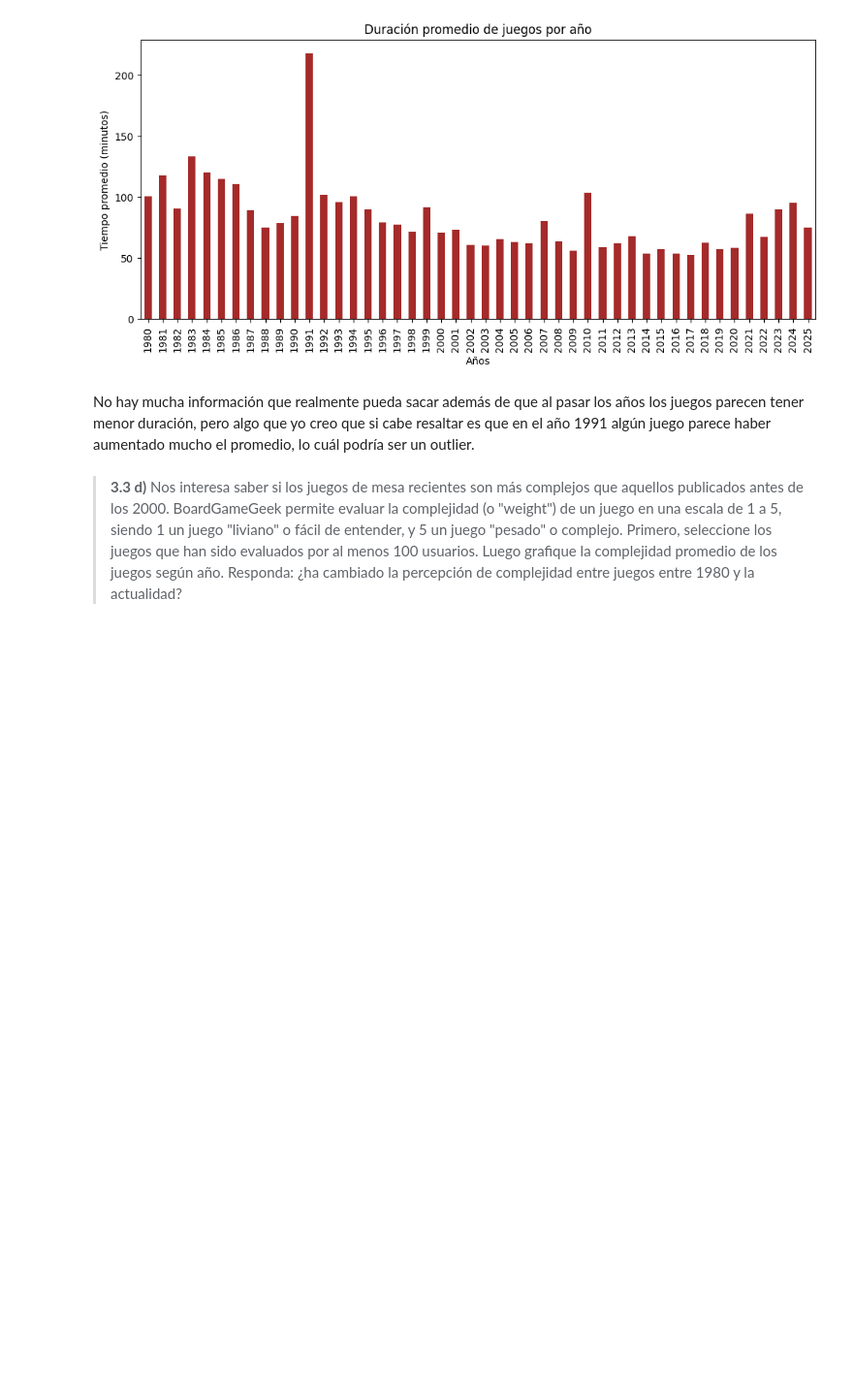
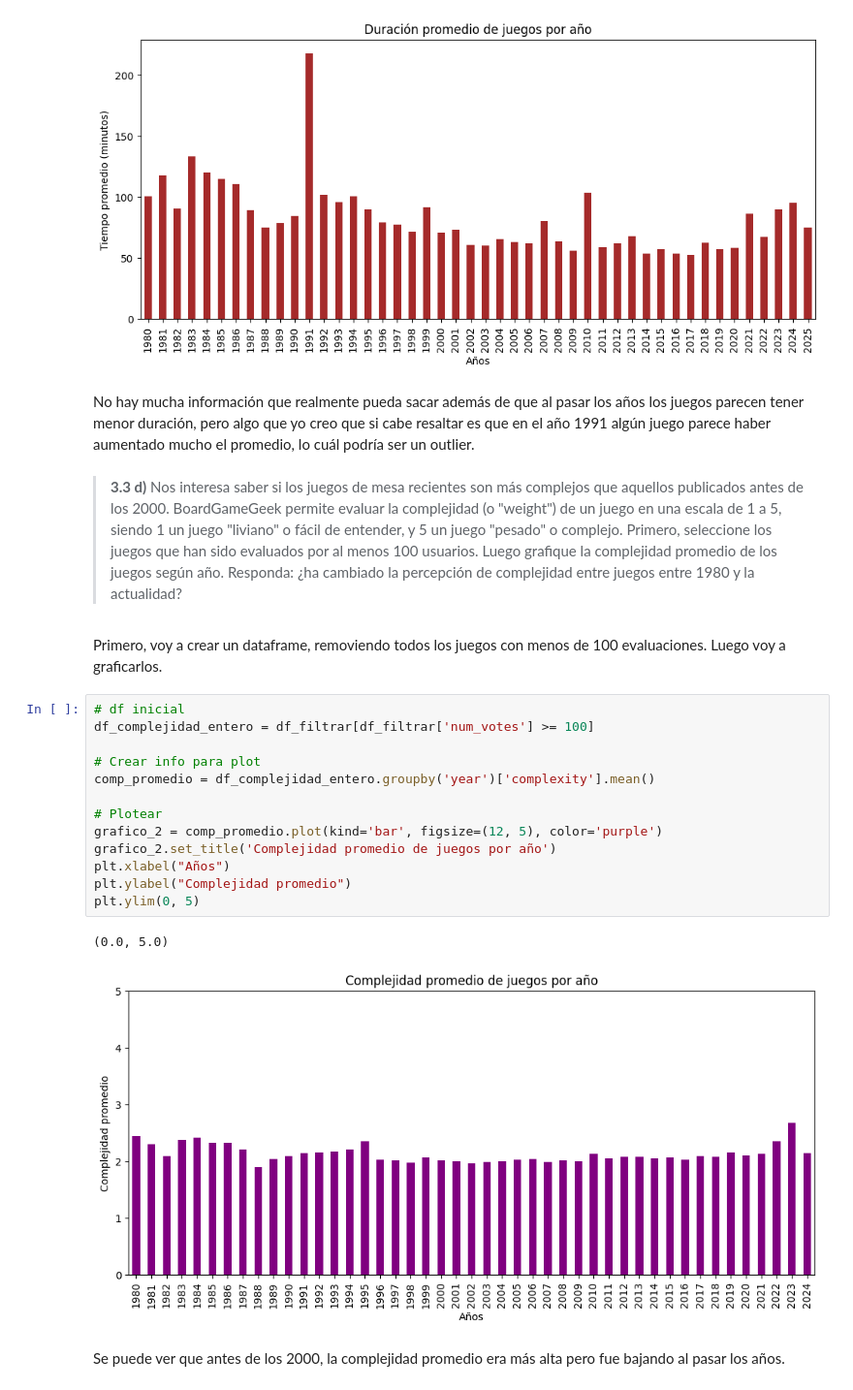
Before and after one commit to FlyingTank233/IMT2200-BENJAMIN-URRA, a Jupyter notebook: Tareas/T1/notebook_T1.ipynb, the cells around one changed output. Shown at 97% size. Drawn from its saved outputs; the diff is of its cells as text; blank space fills up the shorter version.

```diff
--- a/Tareas/T1/notebook_T1.ipynb
+++ b/Tareas/T1/notebook_T1.ipynb
@@ -300,3 +300,23 @@ Text(0, 0.5, 'Tiempo promedio (minutos)')
 No hay mucha información que realmente pueda sacar además de que al pasar los años los juegos parecen tener menor duración, pero algo que yo creo que si cabe resaltar es que en el año 1991 algún juego parece haber aumentado mucho el promedio, lo cuál podría ser un outlier.
 # %% [markdown]
 > **3.3 d)** Nos interesa saber si los juegos de mesa recientes son más complejos que aquellos publicados antes de los 2000. BoardGameGeek permite evaluar la complejidad (o "weight") de un juego en una escala de 1 a 5, siendo 1 un juego "liviano" o fácil de entender, y 5 un juego "pesado" o complejo. Primero, seleccione los juegos que han sido evaluados por al menos 100 usuarios. Luego grafique la complejidad promedio de los juegos según año. Responda: ¿ha cambiado la percepción de complejidad entre juegos entre 1980 y la actualidad?
+# %% [markdown]
+Primero, voy a crear un dataframe, removiendo todos los juegos con menos de 100 evaluaciones. Luego voy a graficarlos.
+# %%
+# df inicial
+df_complejidad_entero = df_filtrar[df_filtrar['num_votes'] >= 100]
+
+# Crear info para plot
+comp_promedio = df_complejidad_entero.groupby('year')['complexity'].mean()
+
+# Plotear
+grafico_2 = comp_promedio.plot(kind='bar', figsize=(12, 5), color='purple')
+grafico_2.set_title('Complejidad promedio de juegos por año')
+plt.xlabel("Años")
+plt.ylabel("Complejidad promedio")
+plt.ylim(0, 5)
+# %% [output]
+(0.0, 5.0)
+[figure, added]
+# %% [markdown]
+Se puede ver que antes de los 2000, la complejidad promedio era más alta pero fue bajando al pasar los años.
```
